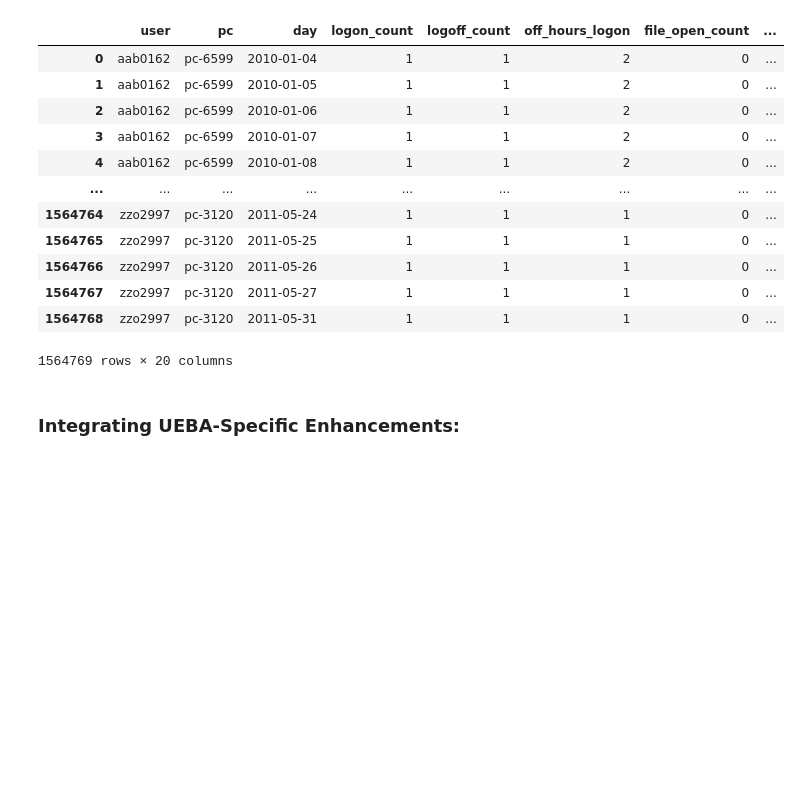
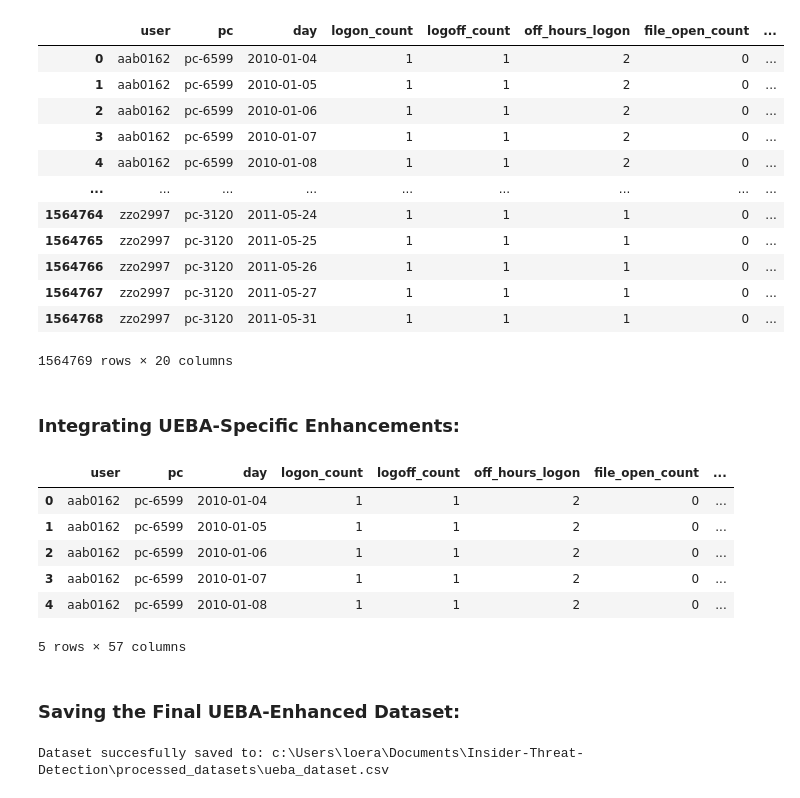
Before and after one commit to Aaron-Loera/Insider-Threat-Detection, a Jupyter notebook: CERT_Preprocessing.ipynb, the cells around one changed output. Saved outputs shown, nothing was run; the diff lists cells and outputs as text; code cells hidden in the pictures; blank space fills up the shorter version.

Commit message:
- Added UEBA-specific enhancementss to preprocessing notebook - Created `processed_datasets` directory to hold all iterations of processed datasets

```diff
--- a/CERT_Preprocessing.ipynb
+++ b/CERT_Preprocessing.ipynb
@@ -394,0 +447,14 @@ assert behavioral_matrix.drop(columns=["user", "pc", "day"]).isna().sum().sum()
+# %%
+ueba_matrix = apply_ueba_enhancements(behavioral_matrix)
+# %%
+ueba_matrix.head()
+# %% [output]
+|  | user | pc | day | logon_count | logoff_count | off_hours_logon | file_open_count | ... |
+| 0 | aab0162 | pc-6599 | 2010-01-04 | 1 | 1 | 2 | 0 | ... |
+| 1 | aab0162 | pc-6599 | 2010-01-05 | 1 | 1 | 2 | 0 | ... |
+| 2 | aab0162 | pc-6599 | 2010-01-06 | 1 | 1 | 2 | 0 | ... |
+| 3 | aab0162 | pc-6599 | 2010-01-07 | 1 | 1 | 2 | 0 | ... |
+| 4 | aab0162 | pc-6599 | 2010-01-08 | 1 | 1 | 2 | 0 | ... |
+5 rows × 57 columns
+# %% [markdown]
+### Saving the Final UEBA-Enhanced Dataset:
@@ -394,0 +483,4 @@ assert behavioral_matrix.drop(columns=["user", "pc", "day"]).isna().sum().sum()
+# %%
+save_dataset(ueba_matrix)
+# %% [output]
+Dataset succesfully saved to: c:\Users\loera\Documents\Insider-Threat-Detection\processed_datasets\ueba_dataset.csv
```
Also changed, not shown: parts of 3 cells of this notebook, 1 other file.
